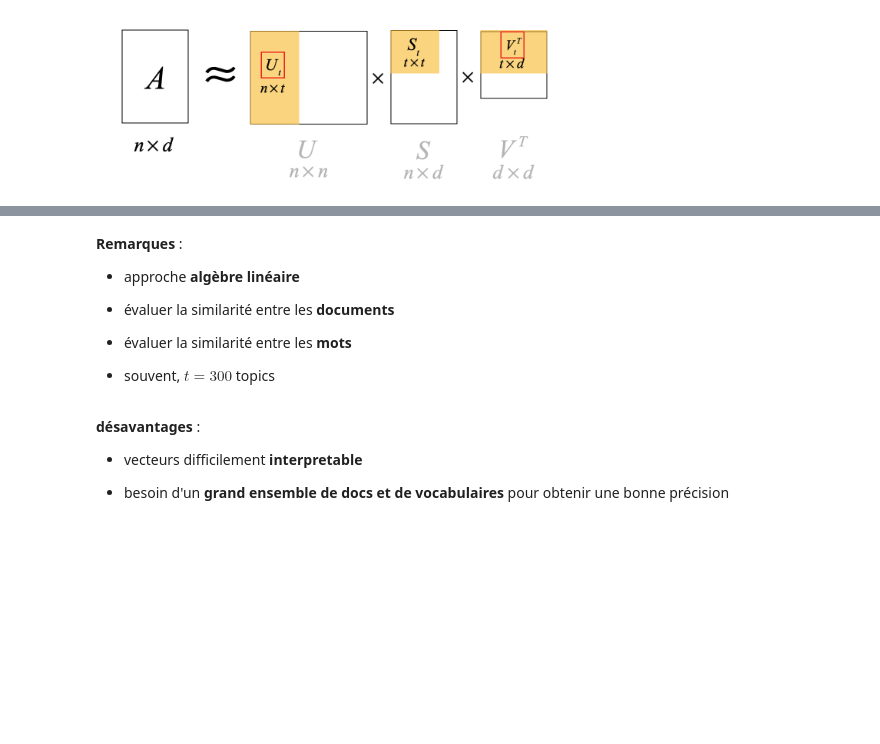
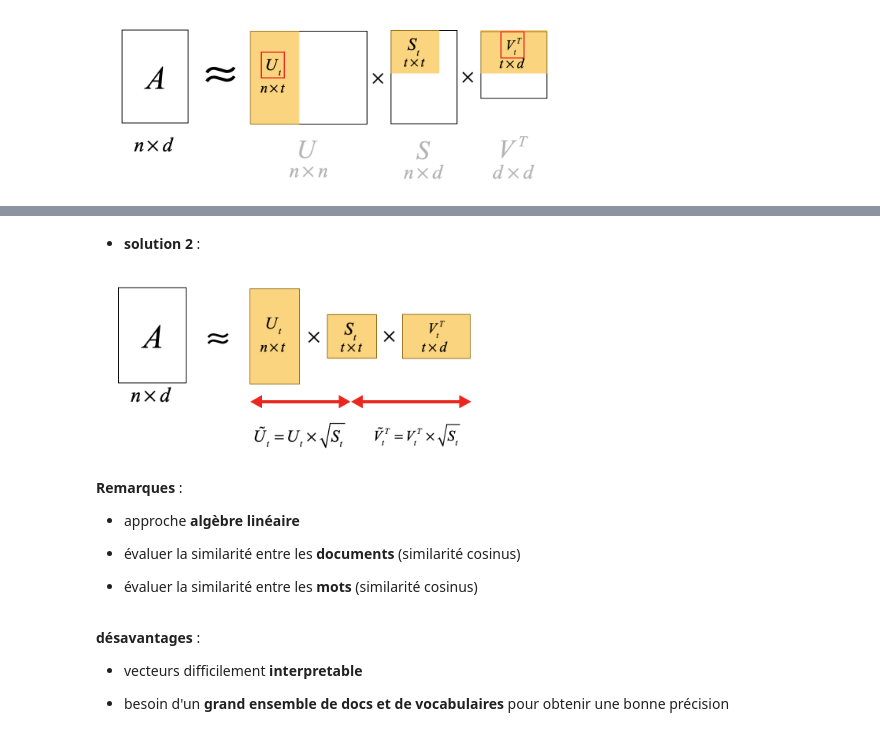
Before and after one commit to curiousML/DSA, a Jupyter notebook: text_mining/partie1/representations_vectorielles.ipynb, the cells around one changed output, grey strips where cells are left out. Drawn from its saved outputs; the diff is of its cells as text; code cells hidden in the pictures; blank space fills up the shorter version.

```diff
--- a/text_mining/partie1/representations_vectorielles.ipynb
+++ b/text_mining/partie1/representations_vectorielles.ipynb
@@ -223,13 +231,17 @@ Image("img/SVDt.png", width=480, height = 200)
+# %% [markdown]
+- **solution 2** :
+# %%
+Image("img/SVDt1.png", width=410, height = 200)
+# %% [output]
+[figure, added]
 # %% [markdown]
 **Remarques** :
 
 - approche **algèbre linéaire**
 
-- évaluer la similarité entre les **documents**
+- évaluer la similarité entre les **documents** (similarité cosinus)
 
-- évaluer la similarité entre les **mots**
-
-- souvent, $t = 300$ topics
+- évaluer la similarité entre les **mots** (similarité cosinus)
 # %% [markdown]
 **désavantages** :
 
```
Also changed, not shown: parts of 37 cells of this notebook, 12 other files.
